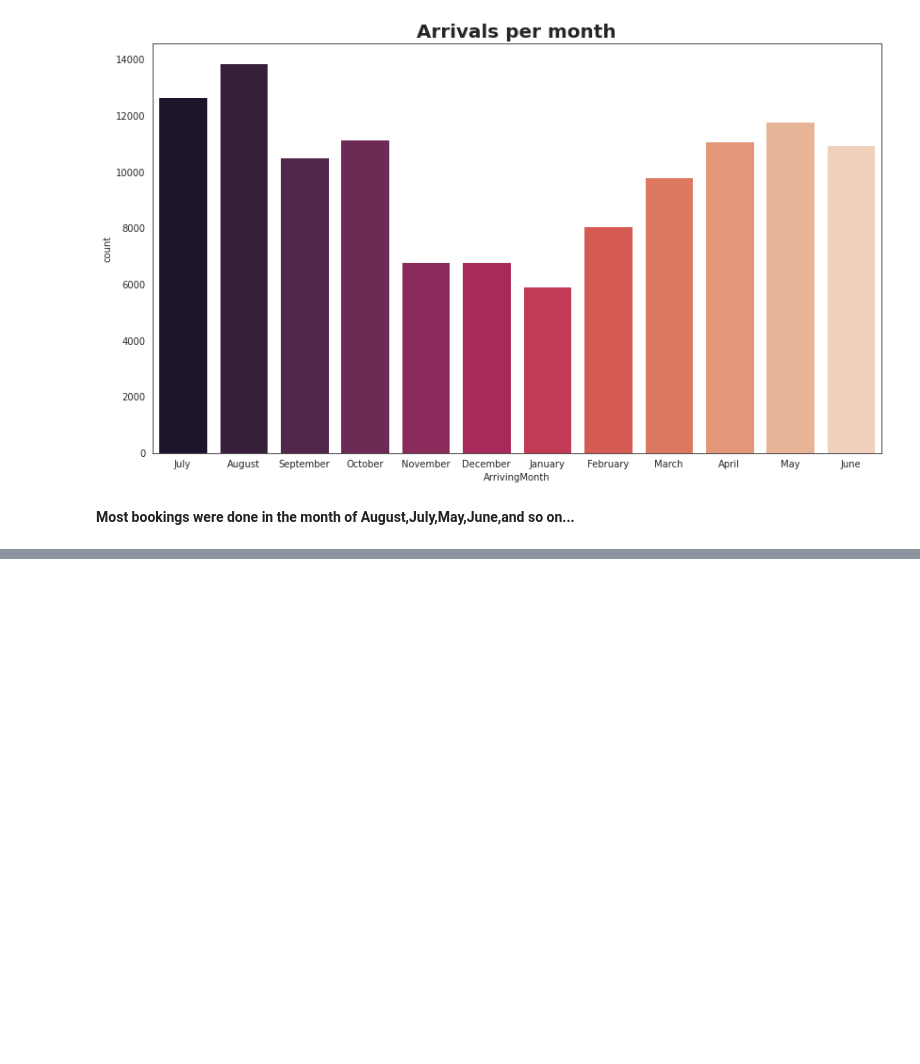
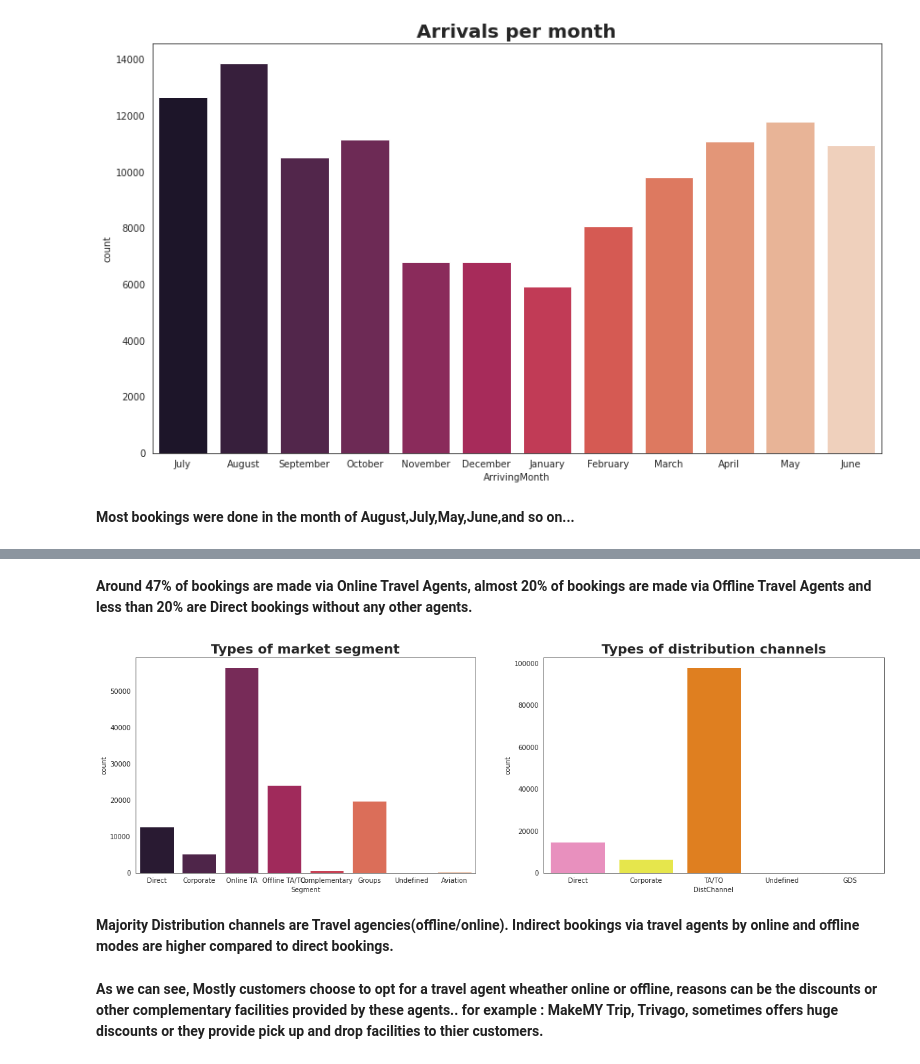
Before and after one commit to Shivraj285/EDA-Hotel-Booking-Analysis, a Jupyter notebook: Shivraj_Y_Saude_Hotel_Booking_Analysis_Capstone_Project.ipynb, the cells around one changed output, grey strips where cells are left out. Drawn from its saved outputs; the diff is of its cells as text; code cells hidden in the pictures; blank space fills up the shorter version.

```diff
--- a/Shivraj_Y_Saude_Hotel_Booking_Analysis_Capstone_Project.ipynb
+++ b/Shivraj_Y_Saude_Hotel_Booking_Analysis_Capstone_Project.ipynb
@@ -433,0 +546,20 @@ plt.subplots_adjust(right=1.7)
+# %% [markdown]
+**Around 47% of bookings are made via Online Travel Agents, almost 20% of bookings are made via Offline Travel Agents and less than 20% are Direct bookings without any other agents.**
+# %%
+plt.figure(figsize=(10, 6))
+plt.subplot(1, 2, 1)
+sns.countplot(x='Segment', data=dataFrame, palette='rocket')
+plt.title('Types of market segment',fontweight="bold", size=20)
+
+plt.subplot(1, 2, 2)
+sns.countplot(data = dataFrame, x = 'DistChannel',  palette='Set1_r')
+plt.title('Types of distribution channels',fontweight="bold", size=20)
+plt.subplots_adjust(right=1.7)
+
+plt.show()
+# %% [output]
+[figure, added]
+# %% [markdown]
+**Majority Distribution channels are Travel agencies(offline/online). Indirect bookings via travel agents by online and offline modes are higher compared to direct bookings.**
+# %% [markdown]
+**As we can see, Mostly customers choose to opt for a travel agent wheather online or offline, reasons can be the discounts or other complementary facilities provided by these agents.. for example : MakeMY Trip, Trivago, sometimes offers huge discounts or they provide pick up and drop facilities to thier customers.**
```
Also changed, not shown: parts of 20 cells of this notebook.
